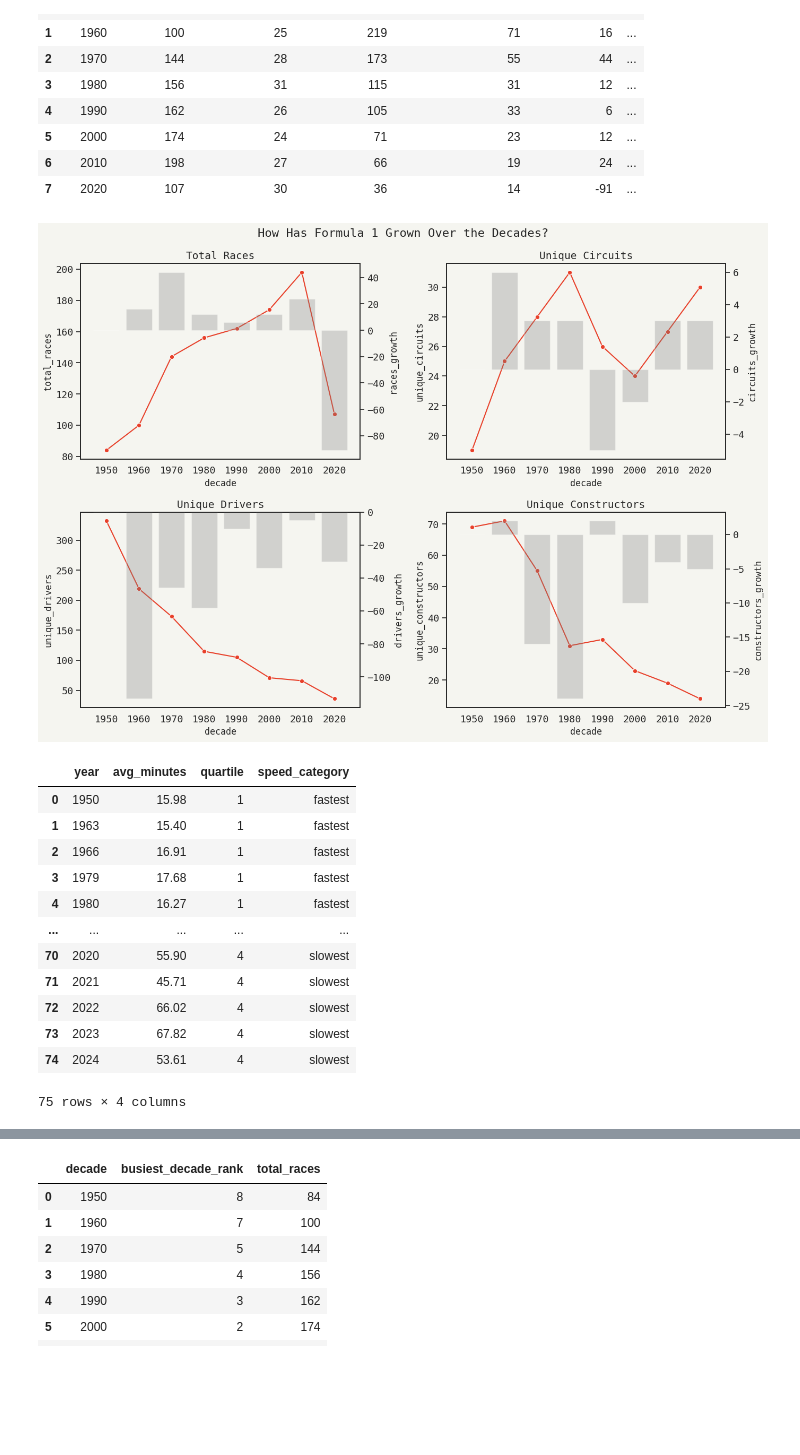
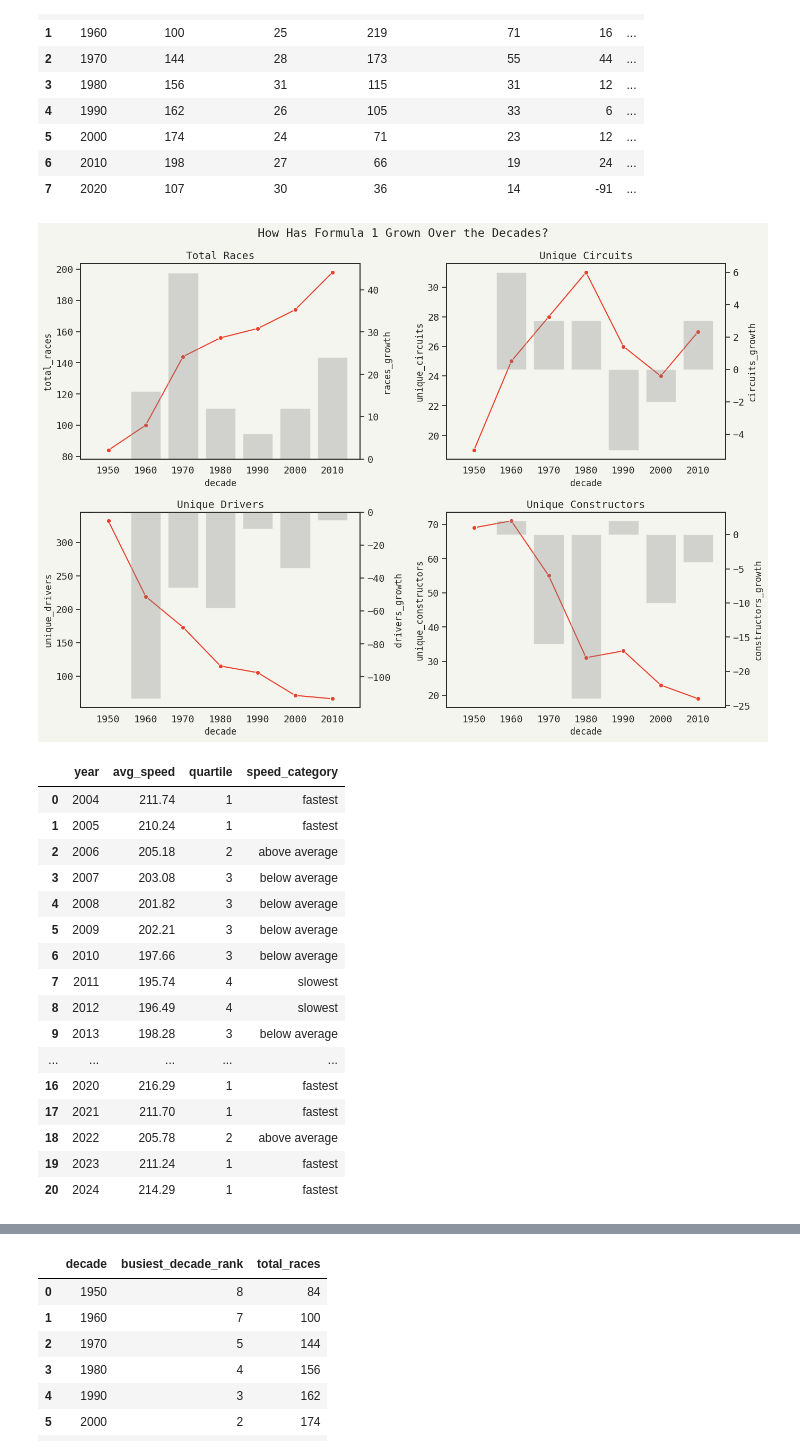
Before and after one commit to jakowczukalicja/formula1-sql-analysis, a Jupyter notebook: analysis.ipynb, the cells around one changed output, grey strips where cells are left out. Saved outputs shown, nothing was run; the diff lists cells and outputs as text; code cells hidden in the pictures; blank space fills up the shorter version.

Commit message:
new plots

```diff
--- a/analysis.ipynb
+++ b/analysis.ipynb
@@ -84,60 +84,66 @@ df
 | 7 | 2020 | 107 | 30 | 36 | 14 | -91 | ... |
 # %%
 df['decade'] = df['decade'].astype(str)
+df = df[df['decade'] != '2020']
+# Note: The 2020s decade is excluded from this analysis as it is incomplete (2020–2024 only).
+# Including it would underrepresent the decade compared to full 10-year periods.
 fig, ((ax1, ax2), (ax3, ax4)) = plt.subplots(2, 2, figsize=(14, 10))
 
 # races
 ax1_twin = ax1.twinx()
 sns.barplot(data=df, x='decade', y='races_growth', ax=ax1_twin, alpha=0.3, color='gray')
 sns.lineplot(data=df, x='decade', y='total_races', ax=ax1, marker='o')
 ax1.set_title('Total Races')
 
 # unique circuits
 ax2_twin = ax2.twinx()
 sns.barplot(data=df, x='decade', y='circuits_growth', ax=ax2_twin, alpha=0.3, color='gray')
 sns.lineplot(data=df, x='decade', y='unique_circuits', ax=ax2, marker='o')
-ax2.set_title('Unique Circuits')  # był błąd — ax1 zamiast ax2
+ax2.set_title('Unique Circuits')
 
 # unique drivers
 ax3_twin = ax3.twinx()
 sns.barplot(data=df, x='decade', y='drivers_growth', ax=ax3_twin, alpha=0.3, color='gray')
 sns.lineplot(data=df, x='decade', y='unique_drivers', ax=ax3, marker='o')
 ax3.set_title('Unique Drivers')
 
 # unique constructors
 ax4_twin = ax4.twinx()
 sns.barplot(data=df, x='decade', y='constructors_growth', ax=ax4_twin, alpha=0.3, color='gray')
 sns.lineplot(data=df, x='decade', y='unique_constructors', ax=ax4, marker='o')
 ax4.set_title('Unique Constructors')
 
 plt.suptitle('How Has Formula 1 Grown Over the Decades?', fontsize=16)
 plt.tight_layout()
 plt.show()
 # %% [output]
-[figure, old version]
+[figure, new version]
 # %%
-# In which years were the race times the fastest?
+# In which years the cars were the fastest?
+# Note: some years do not have data regarding speed
 
 query = """
-WITH yearly_avg_time AS(
+WITH yearly_avg_speed AS(
     SELECT
     ra.year,
-    AVG(re.milliseconds) AS avg_milliseconds
+    AVG(CAST(re.fastestLapSpeed AS FLOAT)) AS avg_speed
     FROM races ra
     INNER JOIN results re ON re.raceId = ra.raceId
-    WHERE re.milliseconds IS NOT NULL
+    WHERE re.fastestLapSpeed IS NOT NULL
+    AND re.fastestLapSpeed != '\\N'
+    AND CAST(re.fastestLapSpeed AS FLOAT) > 0
     GROUP BY ra.year
 ),
 ntile_ranking AS(
     SELECT
     year,
-    avg_milliseconds,
-    NTILE(4) OVER(ORDER BY avg_milliseconds ASC) AS quartile
-    FROM yearly_avg_time
+    avg_speed,
+    NTILE(4) OVER(ORDER BY avg_speed DESC) AS quartile
+    FROM yearly_avg_speed
 )
     SELECT
     year,
-    ROUND(avg_milliseconds / 1000.0 / 60, 2) AS avg_minutes,
+    ROUND(avg_speed, 2) AS avg_speed,
     quartile,
     CASE quartile
         WHEN 1 THEN 'fastest'
@@ -146,21 +152,26 @@ ntile_ranking AS(
         WHEN 4 THEN 'slowest'
     END AS speed_category
     FROM ntile_ranking
-    ORDER BY quartile, year
+    ORDER BY year
 """
 
-pd.read_sql(query, conn)
+df = pd.read_sql(query, conn)
+df
 # %% [output]
-|  | year | avg_minutes | quartile | speed_category |
-| 0 | 1950 | 15.98 | 1 | fastest |
-| 1 | 1963 | 15.40 | 1 | fastest |
-| 2 | 1966 | 16.91 | 1 | fastest |
-| 3 | 1979 | 17.68 | 1 | fastest |
-| 4 | 1980 | 16.27 | 1 | fastest |
+|  | year | avg_speed | quartile | speed_category |
+| 0 | 2004 | 211.74 | 1 | fastest |
+| 1 | 2005 | 210.24 | 1 | fastest |
+| 2 | 2006 | 205.18 | 2 | above average |
+| 3 | 2007 | 203.08 | 3 | below average |
+| 4 | 2008 | 201.82 | 3 | below average |
+| 5 | 2009 | 202.21 | 3 | below average |
+| 6 | 2010 | 197.66 | 3 | below average |
+| 7 | 2011 | 195.74 | 4 | slowest |
+| 8 | 2012 | 196.49 | 4 | slowest |
+| 9 | 2013 | 198.28 | 3 | below average |
 | ... | ... | ... | ... | ... |
-| 70 | 2020 | 55.90 | 4 | slowest |
-| 71 | 2021 | 45.71 | 4 | slowest |
-| 72 | 2022 | 66.02 | 4 | slowest |
-| 73 | 2023 | 67.82 | 4 | slowest |
-| 74 | 2024 | 53.61 | 4 | slowest |
+| 16 | 2020 | 216.29 | 1 | fastest |
+| 17 | 2021 | 211.70 | 1 | fastest |
+| 18 | 2022 | 205.78 | 2 | above average |
+| 19 | 2023 | 211.24 | 1 | fastest |
+| 20 | 2024 | 214.29 | 1 | fastest |
-75 rows × 4 columns
```
Also changed, not shown: parts of 25 cells of this notebook.
